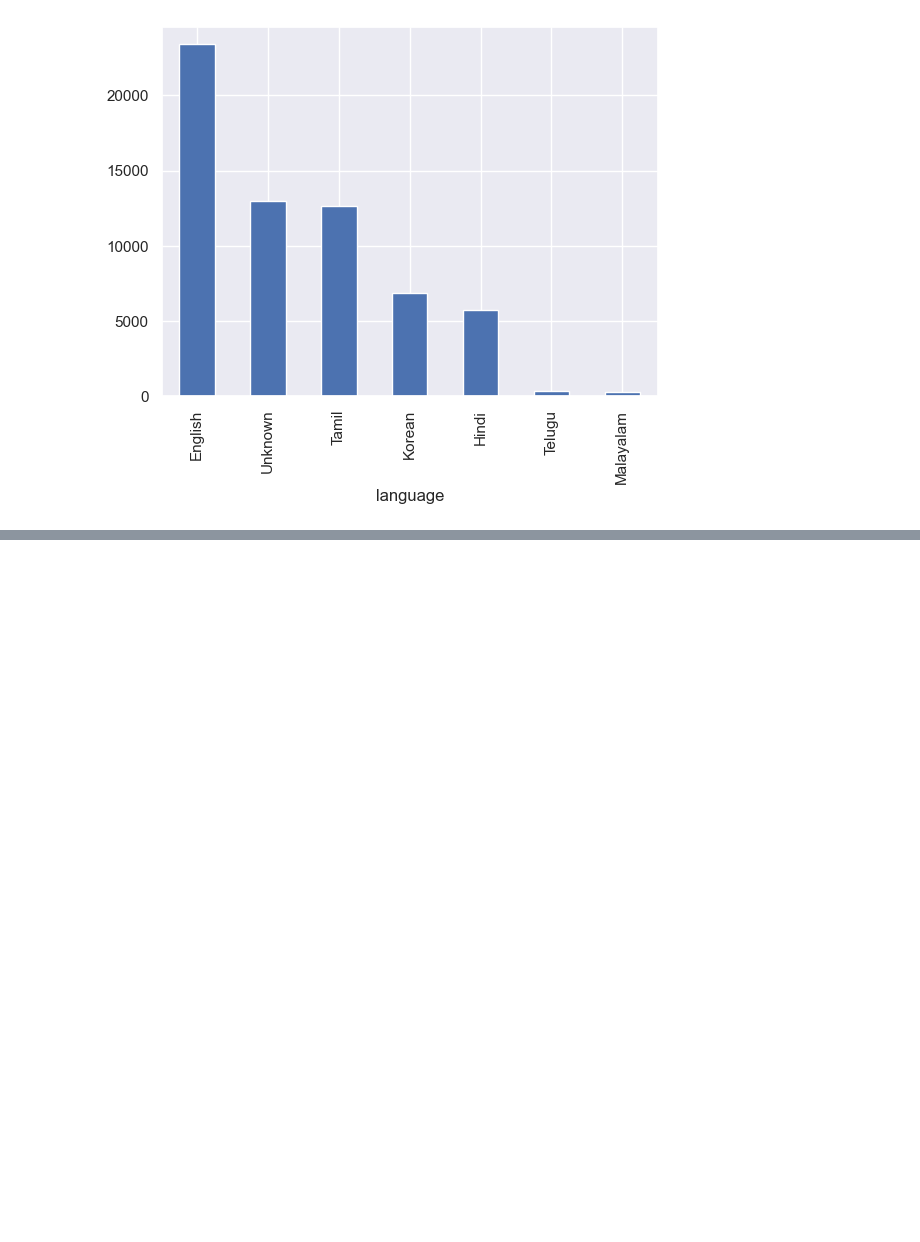
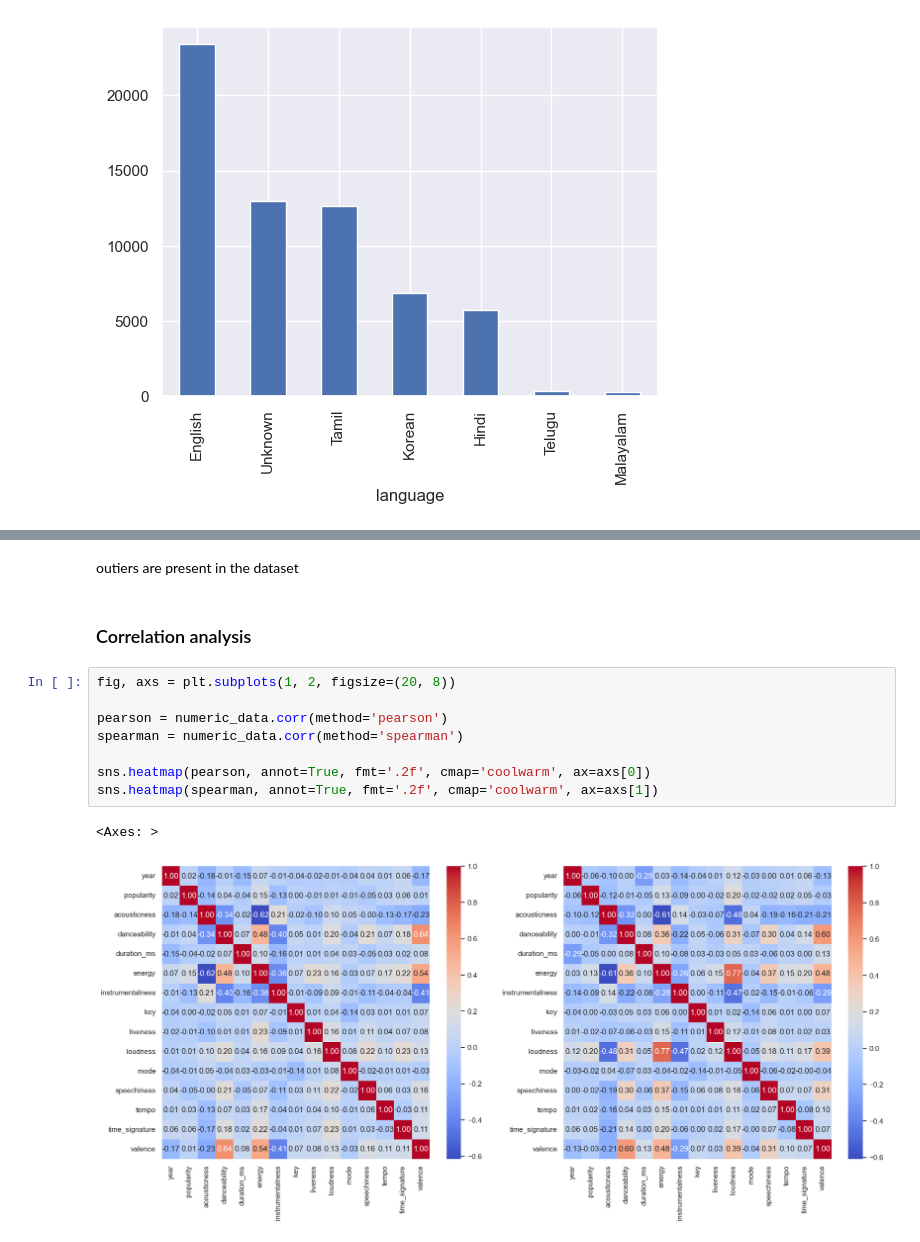
Before and after one commit to Sammuel21/pridav-music-project, a Jupyter notebook: Development/gulas16/eda.ipynb, the cells around one changed output, grey strips where cells are left out. Drawn from its saved outputs; the diff is of its cells as text; blank space fills up the shorter version.

```diff
--- a/Development/gulas16/eda.ipynb
+++ b/Development/gulas16/eda.ipynb
@@ -119,0 +209,15 @@ data['language'].value_counts().plot.bar()
+# %% [markdown]
+outiers are present in the dataset
+# %% [markdown]
+### Correlation analysis
+# %%
+fig, axs = plt.subplots(1, 2, figsize=(20, 8))
+
+pearson = numeric_data.corr(method='pearson')
+spearman = numeric_data.corr(method='spearman')
+
+sns.heatmap(pearson, annot=True, fmt='.2f', cmap='coolwarm', ax=axs[0])
+sns.heatmap(spearman, annot=True, fmt='.2f', cmap='coolwarm', ax=axs[1])
+# %% [output]
+<Axes: >
+[figure, added]
```
Also changed, not shown: parts of 18 cells of this notebook.
